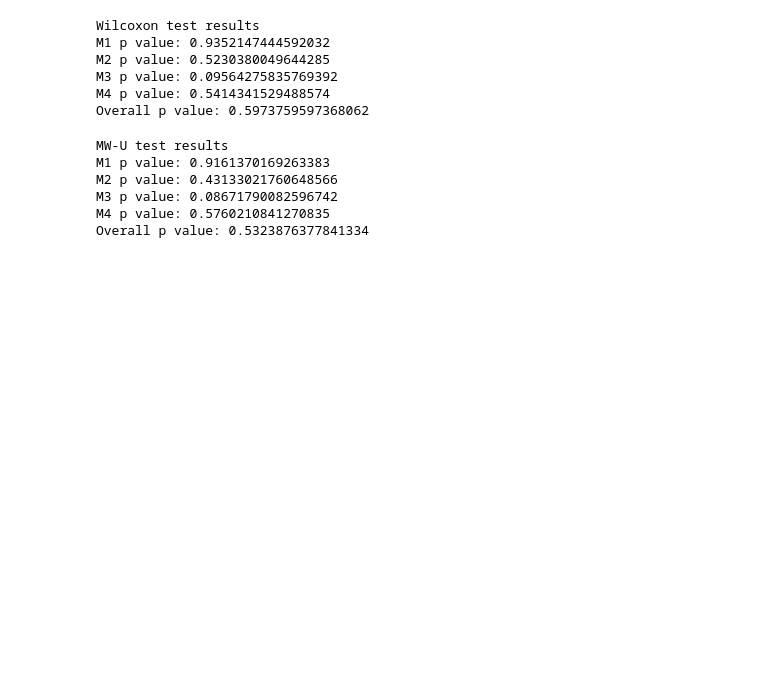
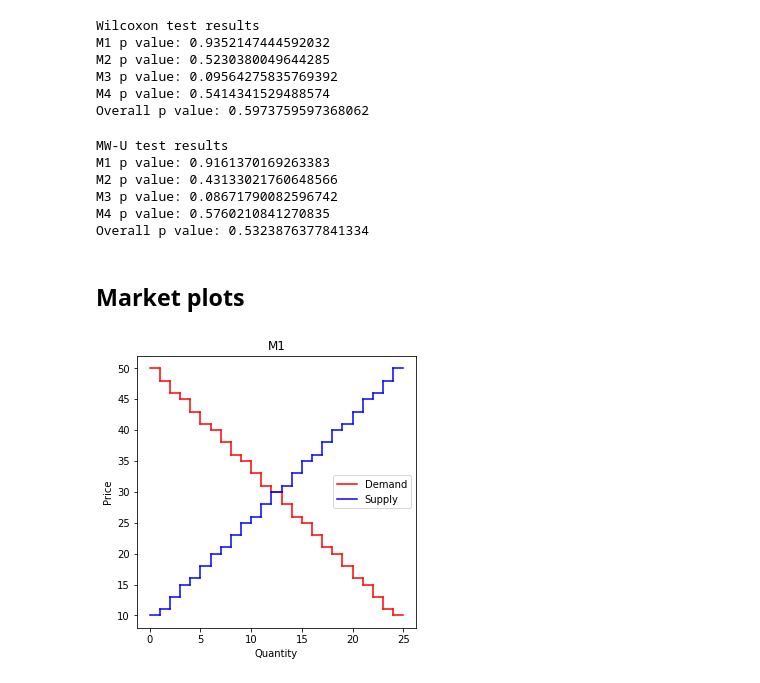
Before and after one commit to janderson3435/CA3-Experiment-Design-and-Hypothesis-Testing, a Jupyter notebook: CA3-Notebook-JA.ipynb, the cells around one changed output. Saved outputs shown, nothing was run; the diff lists cells and outputs as text; code cells hidden in the pictures; blank space fills up the shorter version.

```diff
--- a/CA3-Notebook-JA.ipynb
+++ b/CA3-Notebook-JA.ipynb
@@ -1,7 +1,7 @@
 # %% [markdown]
 # CA3 - Experiment Design and Hypothesis Testing
 # %%
-# Initial Setup from the BSE introduction practical:
+# Code from the BSE introduction practical:
 
 import matplotlib.pyplot as plt
 import numpy as np
@@ -74,7 +74,7 @@ def getorderprice(i, sched, n, mode):
     return orderprice
 
 # !!! Don't use on it's own
-def make_supply_demand_plot(bids, asks):
+def make_supply_demand_plot(bids, asks, title):
     # total volume up to current order
     volS = 0
     volB = 0
@@ -82,7 +82,7 @@ def make_supply_demand_plot(bids, asks):
     fig, ax = plt.subplots()
     plt.ylabel('Price')
     plt.xlabel('Quantity')
-
+    plt.title(title)
     pr = 0
     for b in bids:
         if pr != 0:
@@ -112,7 +112,7 @@ def make_supply_demand_plot(bids, asks):
     plt.show()
 
 # Use this to plot supply and demand curves from supply and demand ranges and stepmode
-def sup_dem(seller_num, sup_ranges, buyer_num, dem_ranges, stepmode):
+def sup_dem(seller_num, sup_ranges, buyer_num, dem_ranges, stepmode, title):
     asks = []
     for s in range(seller_num):
         asks.append(getorderprice(s, sup_ranges, seller_num, stepmode))
@@ -123,7 +123,7 @@ def sup_dem(seller_num, sup_ranges, buyer_num, dem_ranges, stepmode):
     bids.sort()
     bids.reverse()
 
-    make_supply_demand_plot(bids, asks)
+    make_supply_demand_plot(bids, asks, title)
 
 # plot sorted trades, useful is some situations - won't be used in this worksheet
 def in_order_plot(trial_id):
@@ -411,3 +411,13 @@ M2 p value: 0.43133021760648566
 M3 p value: 0.08671790082596742
 M4 p value: 0.5760210841270835
 Overall p value: 0.5323876377841334
+# %% [markdown]
+## Market plots
+# %%
+
+# M1
+plt.rcParams['figure.figsize'] = [5, 5]
+
+sup_dem(25, [[10,50]], 25, [[10,50]], 'fixed', "M1")
+# %% [output]
+[figure, added]
```
Also changed, not shown: parts of 3 cells of this notebook, 1 other file.
